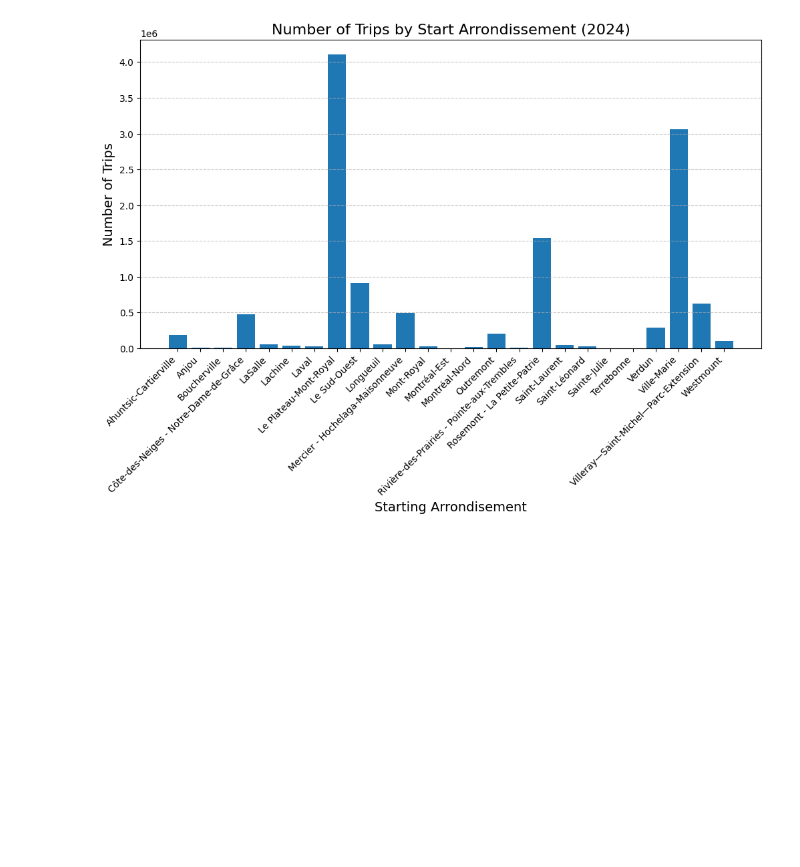
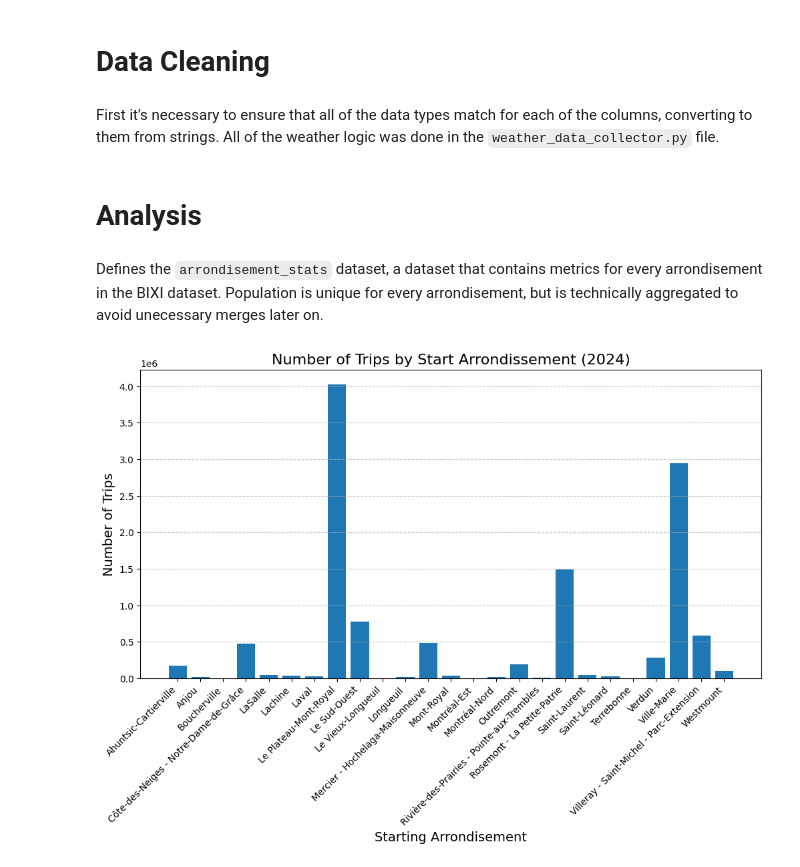
Before and after one commit to ADenver13/COMP_3125_Individual_Project_AidenDever, a Jupyter notebook: code/analysis.ipynb, the cells around one changed output. Cells and saved outputs as stored; diff of their text form; code cells hidden in the pictures; blank space fills up the shorter version.

````diff
--- a/code/analysis.ipynb
+++ b/code/analysis.ipynb
@@ -58,0 +24,4 @@ Index(['STARTSTATIONNAME', 'STARTSTATIONARRONDISSEMENT',
+# %% [markdown]
+# Data Cleaning
+# %% [markdown]
+First it's necessary to ensure that all of the data types match for each of the columns, converting to them from strings. All of the weather logic was done in the `weather_data_collector.py` file.
@@ -59,20 +67,26 @@ Index(['STARTSTATIONNAME', 'STARTSTATIONARRONDISSEMENT',
+# %% [markdown]
+# Analysis
+# %% [markdown]
+Defines the ```arrondisement_stats``` dataset, a dataset that contains metrics for every arrondisement in the BIXI dataset. Population is unique for every arrondisement, but is technically aggregated to avoid unecessary merges later on.
 # %%
-# Group data by Route Number
-route_stats = bixi_2024.groupby('STARTSTATIONARRONDISSEMENT').agg(
+# Group data by start station arrondisement
+arrondisement_stats = bixi_2023.groupby('STARTSTATIONARRONDISSEMENT').agg(
     num_trips=('STARTSTATIONNAME', 'count'),
-    num_unique_stations=('STARTSTATIONNAME', 'nunique')
+    num_unique_stations=('STARTSTATIONNAME', 'nunique'),
+    arrondisement_population=('Population', 'mean'),
+    median_trip_length=('trip_length_minutes', 'median')
 ).reset_index()
 
 # Bar chart
 plt.figure(figsize=(12, 6))
-plt.bar(route_stats['STARTSTATIONARRONDISSEMENT'], route_stats['num_trips'])
+plt.bar(arrondisement_stats['STARTSTATIONARRONDISSEMENT'], arrondisement_stats['num_trips'])
 plt.title('Number of Trips by Start Arrondissement (2024)', fontsize=16)
 plt.xlabel('Starting Arrondisement', fontsize=14)
 plt.ylabel('Number of Trips', fontsize=14)
 plt.grid(axis='y', linestyle='--', alpha=0.7)
 
 # Rotate x-axis labels for better readability
 plt.xticks(rotation=45, ha='right')
 plt.show()
 # %% [output]
-[figure, old version]
+[figure, new version]
````
Also changed, not shown: parts of 35 cells of this notebook, 1 other file.
